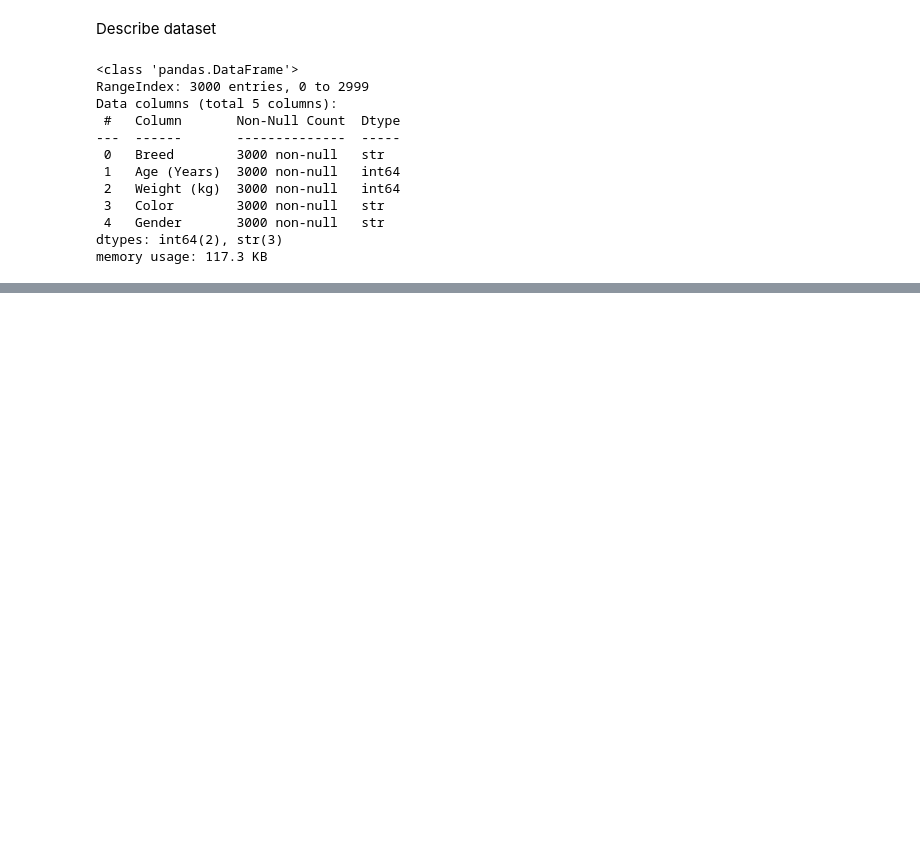
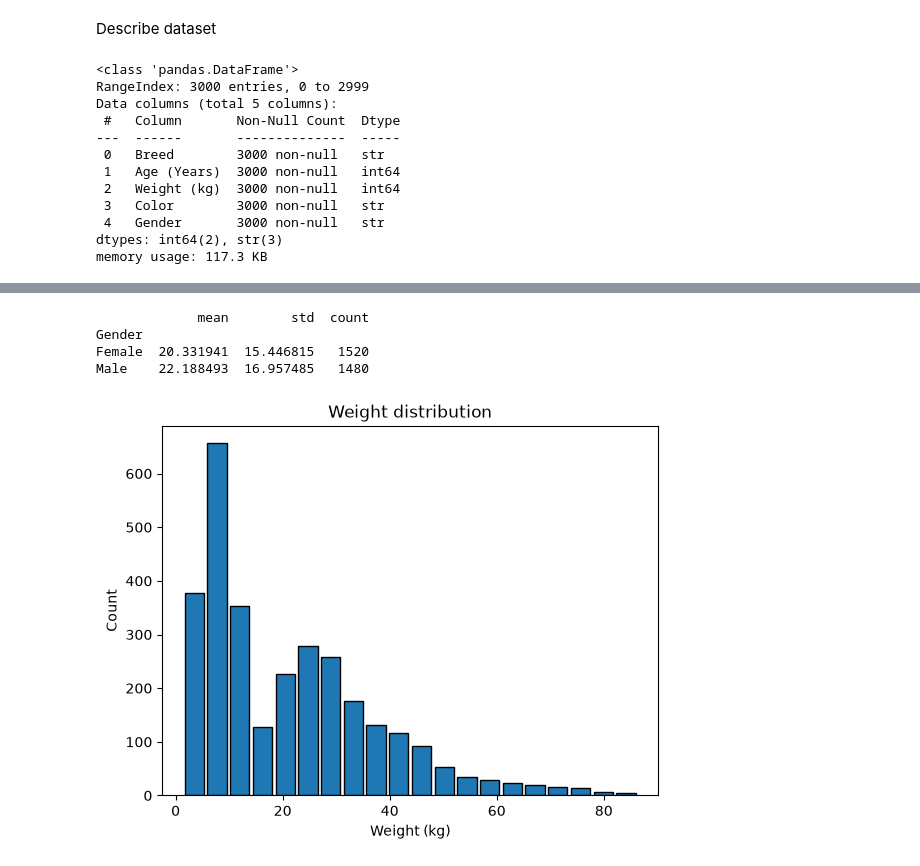
Before and after one commit to is-rijad/ML-Project, a Jupyter notebook: source.ipynb, the cells around one changed output, grey strips where cells are left out. Cells and saved outputs as stored; diff of their text form; code cells hidden in the pictures; blank space fills up the shorter version.

```diff
--- a/source.ipynb
+++ b/source.ipynb
@@ -35,0 +239,7 @@ Name: count, dtype: int64
+# %%
+new_rows = pd.DataFrame([
+    {'name': 'Poodle', 'min_weight': poodle_min_weight, "max_weight": poodle_max_weight},
+    {'name': 'Schnauzer', 'min_weight': schnauzer_min_weight, "max_weight": schnauzer_max_weight}
+])
+
+real_df = pd.concat([real_df, new_rows], ignore_index=True)
@@ -35,0 +464,11 @@ Name: count, dtype: int64
+# %%
+print(df.groupby('Gender')['Weight (kg)'].agg(['mean', 'std', 'count']).sort_values('mean'))
+# %% [output]
+             mean        std  count
+Gender
+Female  20.331941  15.446815   1520
+Male    22.188493  16.957485   1480
+# %%
+show_plt(df["Weight (kg)"], "Weight distribution", "Weight (kg)")
+# %% [output]
+[figure, added]
```
Also changed, not shown: parts of 59 cells of this notebook, 5 other files.
